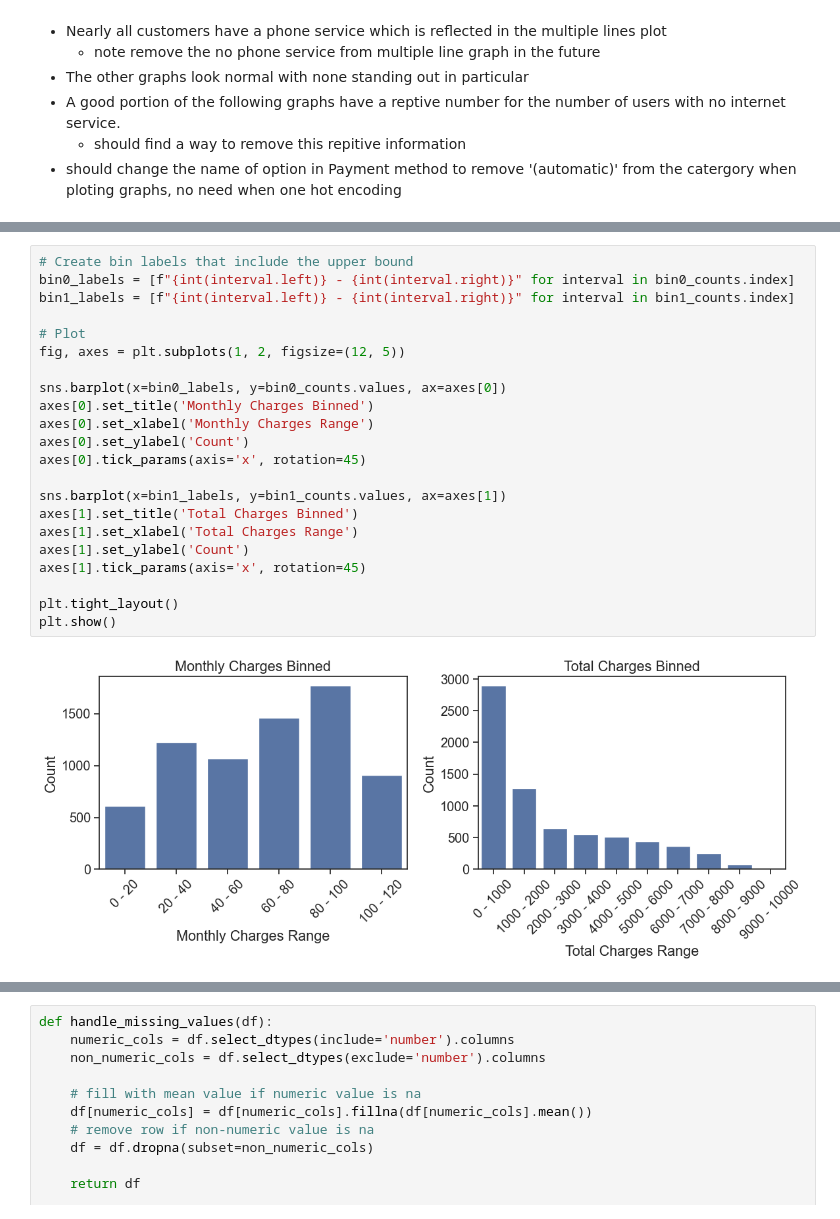
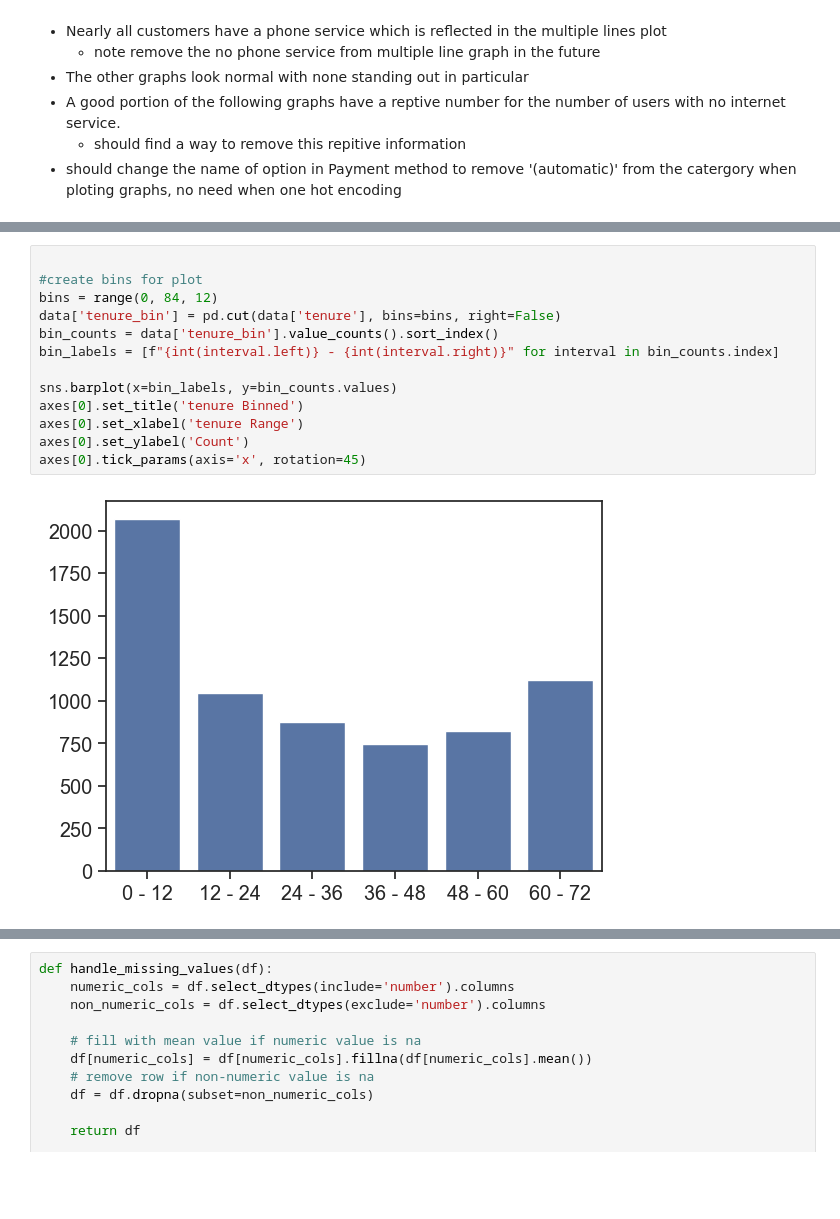
Before and after one commit to aakash-tir/customer-churn, a Jupyter notebook: customer_chrun.ipynb, the cells around one changed output, grey strips where cells are left out. Drawn from its saved outputs; the diff is of its cells as text; blank space fills up the shorter version.

```diff
--- a/customer_chrun.ipynb
+++ b/customer_chrun.ipynb
@@ -133,24 +148,15 @@ plt.show()
 # %%
-# Create bin labels that include the upper bound
-bin0_labels = [f"{int(interval.left)} - {int(interval.right)}" for interval in bin0_counts.index]
-bin1_labels = [f"{int(interval.left)} - {int(interval.right)}" for interval in bin1_counts.index]
 
-# Plot
-fig, axes = plt.subplots(1, 2, figsize=(12, 5))
+#create bins for plot
+bins = range(0, 84, 12)
+data['tenure_bin'] = pd.cut(data['tenure'], bins=bins, right=False)
+bin_counts = data['tenure_bin'].value_counts().sort_index()
+bin_labels = [f"{int(interval.left)} - {int(interval.right)}" for interval in bin_counts.index]
 
-sns.barplot(x=bin0_labels, y=bin0_counts.values, ax=axes[0])
-axes[0].set_title('Monthly Charges Binned')
-axes[0].set_xlabel('Monthly Charges Range')
+sns.barplot(x=bin_labels, y=bin_counts.values)
+axes[0].set_title('tenure Binned')
+axes[0].set_xlabel('tenure Range')
 axes[0].set_ylabel('Count')
 axes[0].tick_params(axis='x', rotation=45)
-
-sns.barplot(x=bin1_labels, y=bin1_counts.values, ax=axes[1])
-axes[1].set_title('Total Charges Binned')
-axes[1].set_xlabel('Total Charges Range')
-axes[1].set_ylabel('Count')
-axes[1].tick_params(axis='x', rotation=45)
-
-plt.tight_layout()
-plt.show()
 # %% [output]
-[figure, old version]
+[figure, new version]
```
Also changed, not shown: parts of 2 cells of this notebook.
